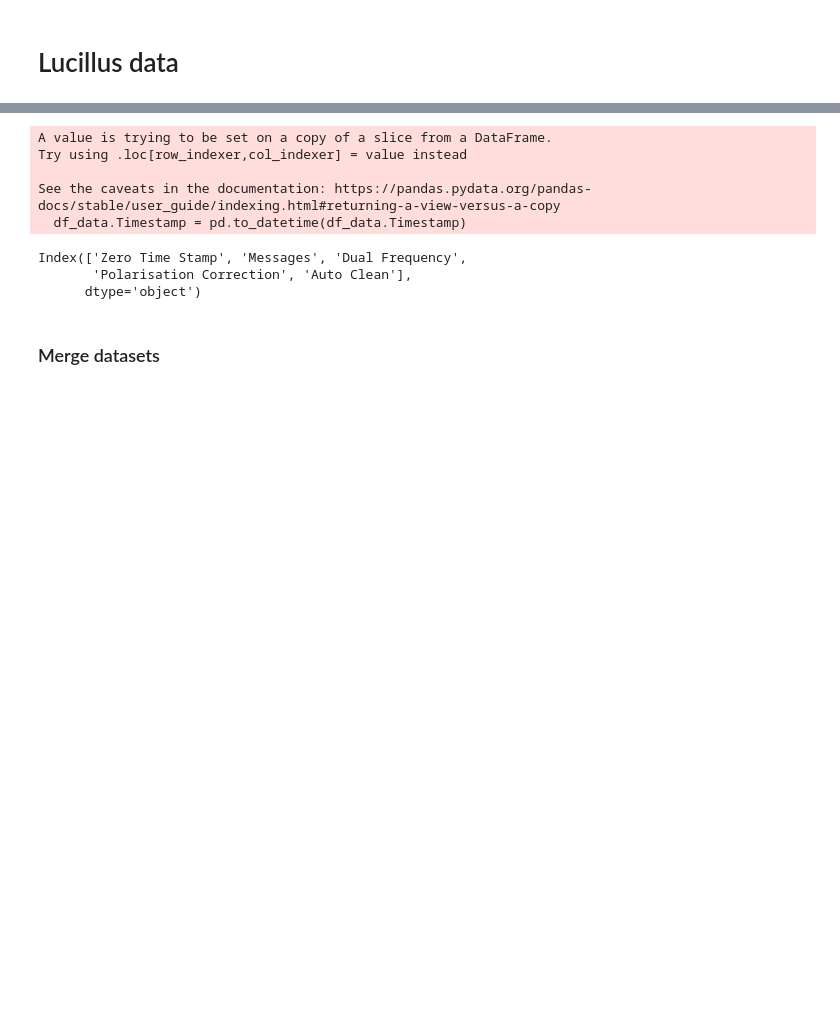
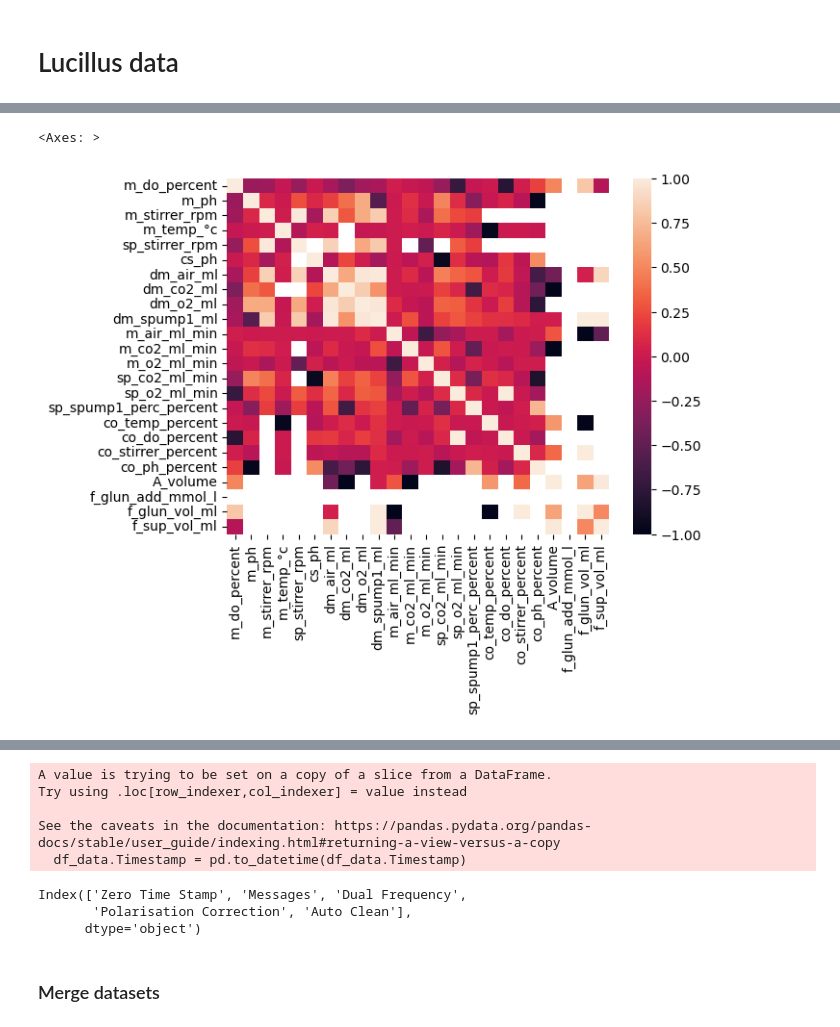
Before and after one commit to RCaz33/DataBricks_Hackathon, a Jupyter notebook: 00_EDA.ipynb, the cells around one changed output, grey strips where cells are left out. Drawn from its saved outputs; the diff is of its cells as text; code cells hidden in the pictures; blank space fills up the shorter version.

```diff
--- a/00_EDA.ipynb
+++ b/00_EDA.ipynb
@@ -99,6 +196,9 @@ new_columns = [f"{a}_{b}" if str(b).lower() != 'nan' else a for a, b in zip(data
 # %%
-df_data = data['Lucullus Data'].iloc[5:,:]#.fillna(0)
+
+# prepare data for spark
+df_data = data['Lucullus Data'].copy().iloc[5:,:]#.fillna(0)
 df_data.columns = new_columns
-df_data.columns = df_data.columns.str.replace(r'[ ,;{}/\(\)\n\t\s%=]', '_', regex=True)
+df_data.columns = df_data.columns.str.replace(r'\s','',regex=True).str.replace(r'[ ,;{}/\(\)\n\t=]', '_', regex=True).str.replace("%","percent")
+
 df_data.dtypes
 # %% [output]
@@ -116,0 +217,11 @@ Length: 64, dtype: object
+# %%
+# index new columns names for Offline label
+offline = df_data.columns[data['Lucullus Data'].iloc[1,:] == "Offlines"]
+
+print("n null", "name","\t\tn values")
+print(20*"- ")
+for c in offline:
+    name = df_data.loc[:,c].name
+    value = df_data.loc[:,c].nunique()
+    null = df_data.loc[:,c].isna().sum()
+    print(null, name,value)
@@ -116,0 +253,8 @@ Length: 64, dtype: object
+# %%
+metadata=dict()
+for c in df_data.columns:
+    if df_data.loc[:,c].nunique() == 1:
+        name = df_data.loc[:,c].name
+        value = df_data.loc[:,c].unique()[1]
+        metadata[name] = value
+        print(name,value)
@@ -116,0 +315,5 @@ Length: 64, dtype: object
+# %%
+sns.heatmap(df_filtered.iloc[:,2:].corr())
+# %% [output]
+<Axes: >
+[figure, added]
```
Also changed, not shown: parts of 42 cells of this notebook.
